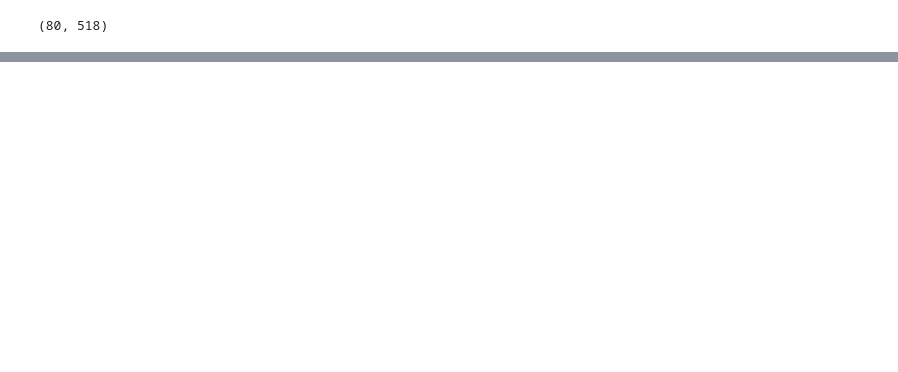
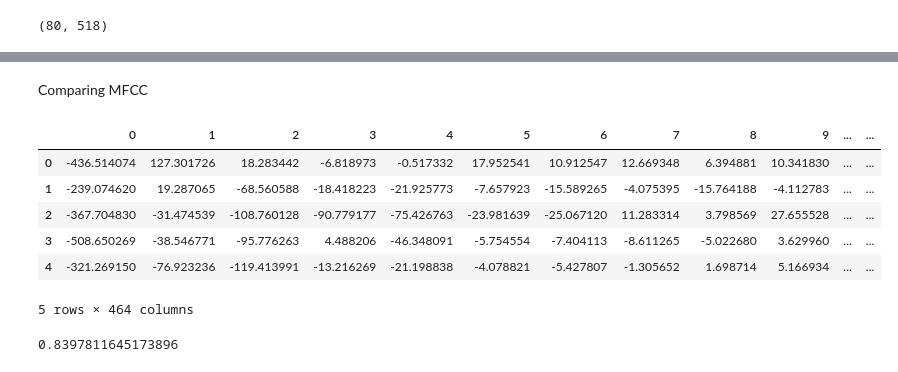
Before and after one commit to nasoboleva/Birds-vs-ML, a Jupyter notebook: GreatTitSoundsClassification.ipynb, the cells around one changed output, grey strips where cells are left out. Cells and saved outputs as stored; diff of their text form; code cells hidden in the pictures; blank space fills up the shorter version.

```diff
--- a/GreatTitSoundsClassification.ipynb
+++ b/GreatTitSoundsClassification.ipynb
@@ -123,0 +101,2 @@ Length: 125, dtype: float64
+# %% [markdown]
+Comparing MFCC
@@ -134,0 +130,11 @@ import scipy
+# %%
+train_data = pd.read_csv('train_data.csv', index_col=0)
+train_data.head()
+# %% [output]
+|  | 0 | 1 | 2 | 3 | 4 | 5 | 6 | 7 | 8 | 9 | ... | ... |
+| 0 | -436.514074 | 127.301726 | 18.283442 | -6.818973 | -0.517332 | 17.952541 | 10.912547 | 12.669348 | 6.394881 | 10.341830 | ... | ... |
+| 1 | -239.074620 | 19.287065 | -68.560588 | -18.418223 | -21.925773 | -7.657923 | -15.589265 | -4.075395 | -15.764188 | -4.112783 | ... | ... |
+| 2 | -367.704830 | -31.474539 | -108.760128 | -90.779177 | -75.426763 | -23.981639 | -25.067120 | 11.283314 | 3.798569 | 27.655528 | ... | ... |
+| 3 | -508.650269 | -38.546771 | -95.776263 | 4.488206 | -46.348091 | -5.754554 | -7.404113 | -8.611265 | -5.022680 | 3.629960 | ... | ... |
+| 4 | -321.269150 | -76.923236 | -119.413991 | -13.216269 | -21.198838 | -4.078821 | -5.427807 | -1.305652 | 1.698714 | 5.166934 | ... | ... |
+5 rows × 464 columns
@@ -134,0 +153,9 @@ import scipy
+# %%
+X_train, X_val, y_train, y_val = train_test_split(X, y, test_size=0.7, random_state=10, shuffle = True)
+clf = XGBClassifier(max_depth=5, learning_rate=0.05, n_estimators=3000,
+                    n_jobs=-1, random_state=0, reg_alpha=0.2,
+                    colsample_bylevel=0.9, colsample_bytree=0.9, verbose=True)
+clf.fit(X_train, y_train)
+print(accuracy_score(clf.predict(X_val), y_val))
+# %% [output]
+0.8397811645173896
```
Also changed, not shown: parts of 21 cells of this notebook, 1 other file.
